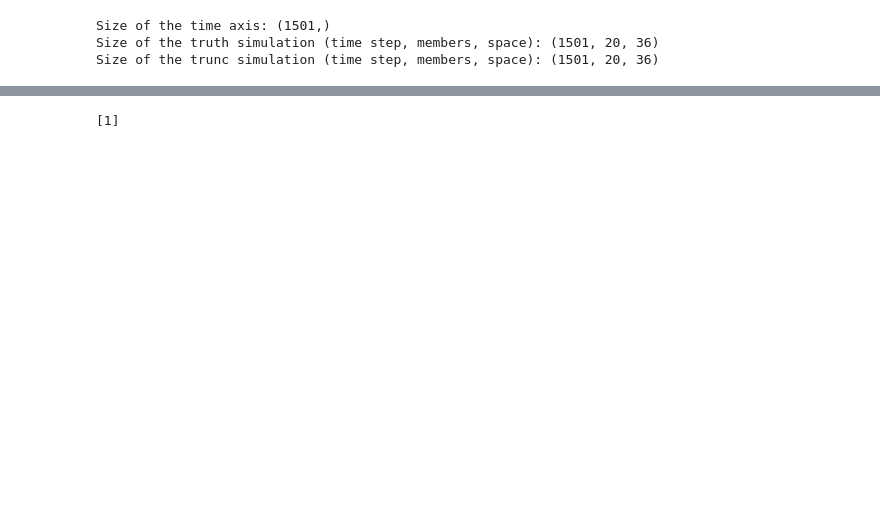
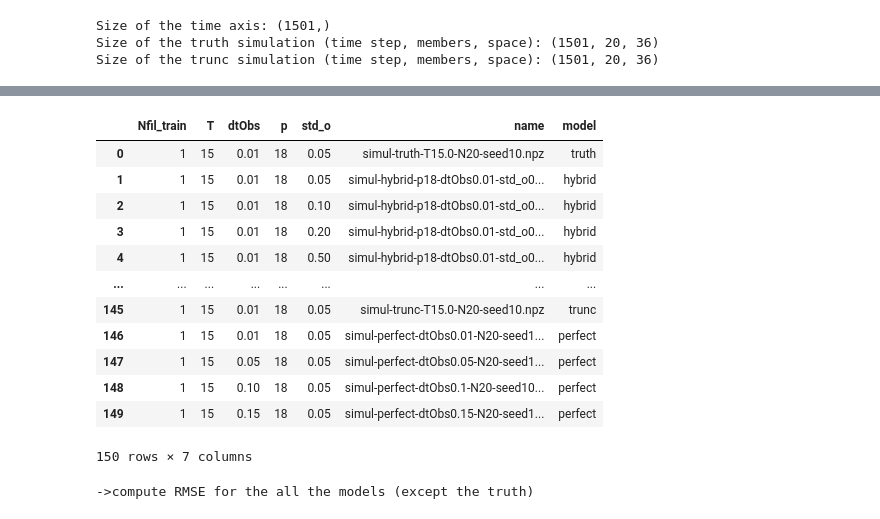
Before and after one commit to brajard/reddaml, a Jupyter notebook: L2S/philtra-L2S-figures.ipynb, the cells around one changed output, grey strips where cells are left out. Saved outputs shown, nothing was run; the diff lists cells and outputs as text; code cells hidden in the pictures; blank space fills up the shorter version.

```diff
--- a/L2S/philtra-L2S-figures.ipynb
+++ b/L2S/philtra-L2S-figures.ipynb
@@ -271,2 +237,0 @@ def score_bis(df,xx_truth,indir,it=200,fun_score=rmse_norm,col_file='name'):
-# %%
-filename['hybrid']['R-RMSE'] = score(filename['hybrid'],xx_truth,testdir)
@@ -289,4 +238,43 @@ df_dtobs = df[(df['Nfil_train']==ref_params['Nfil_train'][0])&
-# %%
-ref_params['Nfil_train']
-# %% [output]
-[1]
+# %%
+#Reformat DataFrame
+import pandas as pd
+
+#Add a column in the Data frame with the type of simulation
+for k in filename:
+    filename[k]=filename[k].assign(model=k)
+
+#Concatenate all the dataframe in one:
+df = pd.concat([v for k,v in filename.items()], ignore_index=True)
+df
+# %% [output]
+|  | Nfil_train | T | dtObs | p | std_o | name | model |
+| 0 | 1 | 15 | 0.01 | 18 | 0.05 | simul-truth-T15.0-N20-seed10.npz | truth |
+| 1 | 1 | 15 | 0.01 | 18 | 0.05 | simul-hybrid-p18-dtObs0.01-std_o0... | hybrid |
+| 2 | 1 | 15 | 0.01 | 18 | 0.10 | simul-hybrid-p18-dtObs0.01-std_o0... | hybrid |
+| 3 | 1 | 15 | 0.01 | 18 | 0.20 | simul-hybrid-p18-dtObs0.01-std_o0... | hybrid |
+| 4 | 1 | 15 | 0.01 | 18 | 0.50 | simul-hybrid-p18-dtObs0.01-std_o0... | hybrid |
+| ... | ... | ... | ... | ... | ... | ... | ... |
+| 145 | 1 | 15 | 0.01 | 18 | 0.05 | simul-trunc-T15.0-N20-seed10.npz | trunc |
+| 146 | 1 | 15 | 0.01 | 18 | 0.05 | simul-perfect-dtObs0.01-N20-seed1... | perfect |
+| 147 | 1 | 15 | 0.05 | 18 | 0.05 | simul-perfect-dtObs0.05-N20-seed1... | perfect |
+| 148 | 1 | 15 | 0.10 | 18 | 0.05 | simul-perfect-dtObs0.1-N20-seed10... | perfect |
+| 149 | 1 | 15 | 0.15 | 18 | 0.05 | simul-perfect-dtObs0.15-N20-seed1... | perfect |
+150 rows × 7 columns
+# %%
+#Compute the RMSE between the hybrid simulation and the true simulation
+RMSE = dict()
+
+#Time to compute the RMSE
+it = 200
+
+df.assign(RMSE = np.nan) #Default value (changed in the loop)
+print('->compute RMSE for the all the models (except the truth)')
+for idx in df[df.model != 'truth'].index:
+    fname = df.loc[idx,'name']
+    data = load_data(testdir,fname,ftpurl=ftpurl,ftpdir=ftpdir)
+    xx_est = data['xx']
+    RMSE[idx] = rmse_norm(xx_truth,xx_est)
+    df.loc[idx,'RMSE'] = RMSE[idx][it]
+    data.close()
+# %% [output]
+->compute RMSE for the all the models (except the truth)
```
Also changed, not shown: parts of 15 cells of this notebook, 2 other files.
